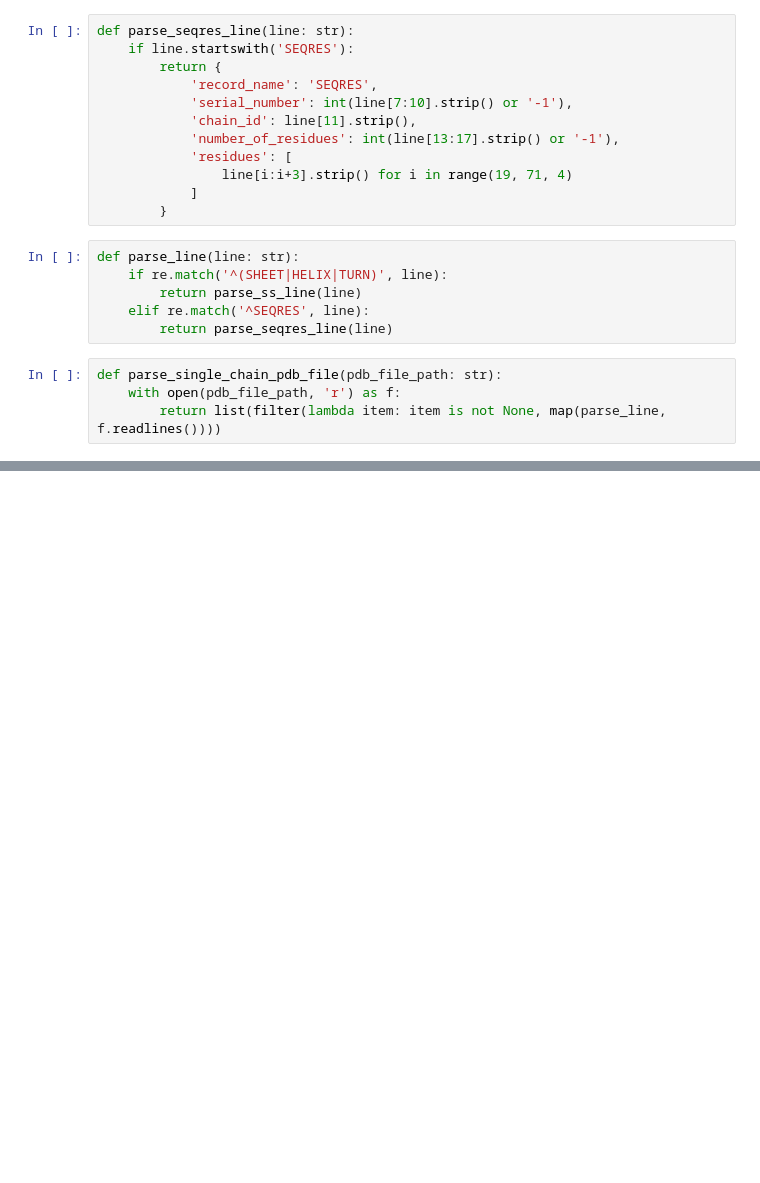
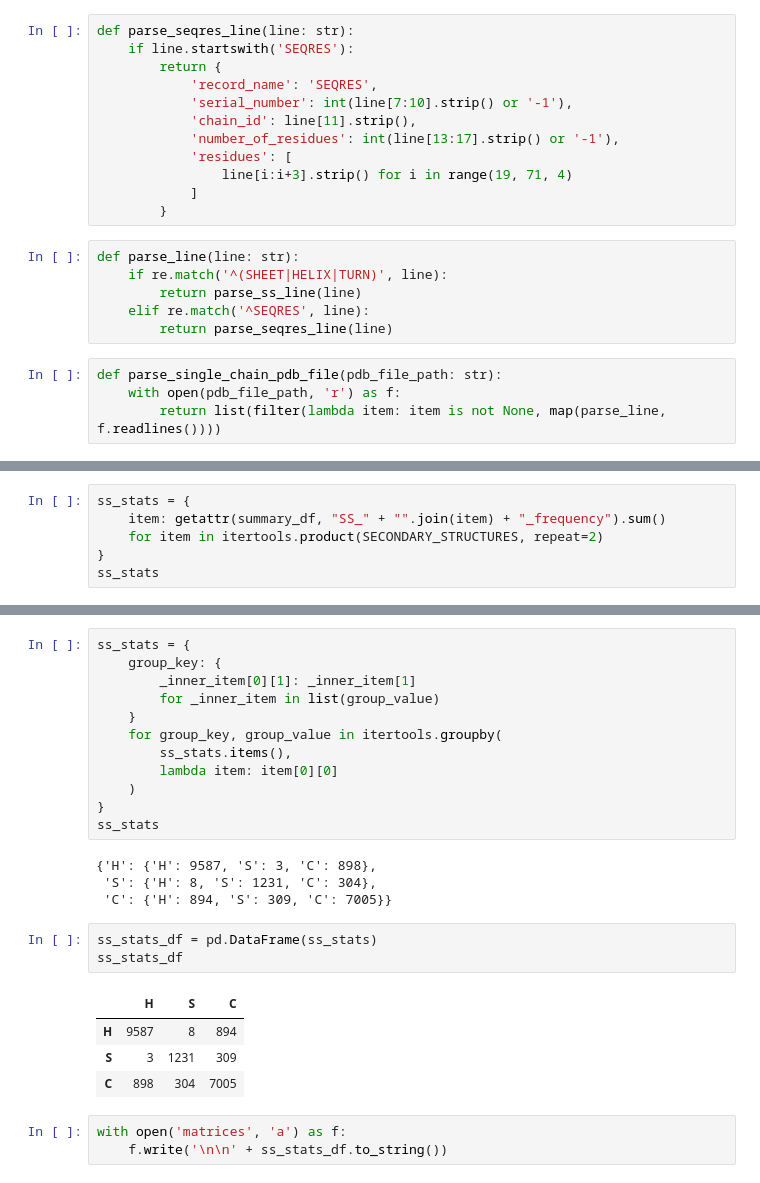
Before and after one commit to nazerpanahi/bioinformatics-course, a Jupyter notebook: main.ipynb, the cells around one changed output, grey strips where cells are left out. Saved outputs shown, nothing was run; the diff lists cells and outputs as text; blank space fills up the shorter version.

```diff
--- a/main.ipynb
+++ b/main.ipynb
@@ -344,0 +540,6 @@ for protein in proteins:
+# %%
+ss_stats = {
+    item: getattr(summary_df, "SS_" + "".join(item) + "_frequency").sum()
+    for item in itertools.product(SECONDARY_STRUCTURES, repeat=2)
+}
+ss_stats
@@ -344,0 +556,27 @@ for protein in proteins:
+# %%
+ss_stats = {
+    group_key: {
+        _inner_item[0][1]: _inner_item[1]
+        for _inner_item in list(group_value)
+    }
+    for group_key, group_value in itertools.groupby(
+        ss_stats.items(),
+        lambda item: item[0][0]
+    )
+}
+ss_stats
+# %% [output]
+{'H': {'H': 9587, 'S': 3, 'C': 898},
+ 'S': {'H': 8, 'S': 1231, 'C': 304},
+ 'C': {'H': 894, 'S': 309, 'C': 7005}}
+# %%
+ss_stats_df = pd.DataFrame(ss_stats)
+ss_stats_df
+# %% [output]
+|  | H | S | C |
+| H | 9587 | 8 | 894 |
+| S | 3 | 1231 | 309 |
+| C | 898 | 304 | 7005 |
+# %%
+with open('matrices', 'a') as f:
+    f.write('\n\n' + ss_stats_df.to_string())
```
Also changed, not shown: parts of 50 cells of this notebook, 3 other files.
